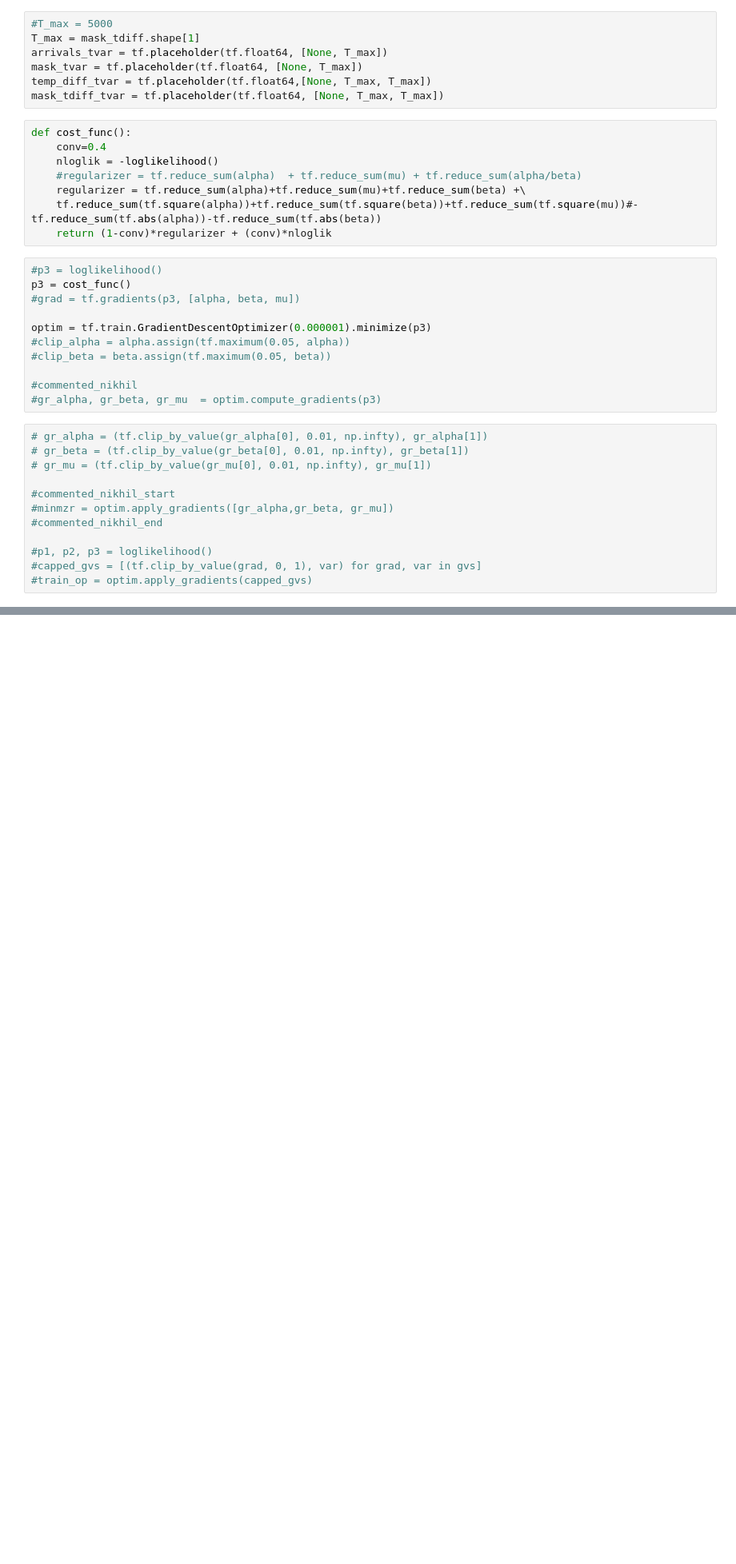
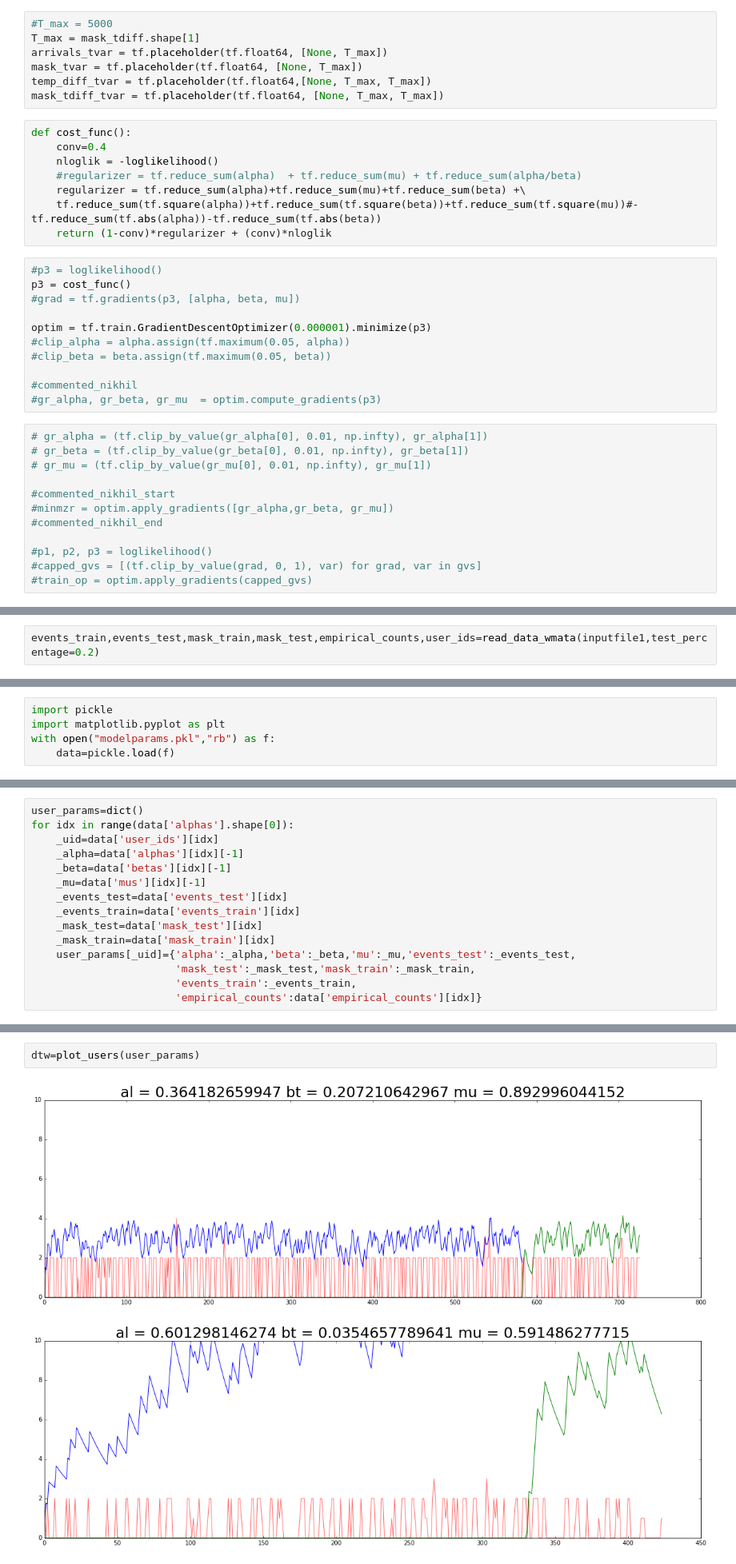
Before and after one commit to raihan2108/PointProcess, a Jupyter notebook: scratch_3.ipynb, the cells around one changed output, grey strips where cells are left out. Shown at 80% size. Cells and saved outputs as stored; diff of their text form; blank space fills up the shorter version.

```diff
--- a/scratch_3.ipynb
+++ b/scratch_3.ipynb
@@ -214,0 +308,2 @@ plt.legend(["alpha","beta"])
+# %%
+events_train,events_test,mask_train,mask_test,empirical_counts,user_ids=read_data_wmata(inputfile1,test_percentage=0.2)
@@ -214,0 +320,5 @@ plt.legend(["alpha","beta"])
+# %%
+import pickle
+import matplotlib.pyplot as plt
+with open("modelparams.pkl","rb") as f:
+    data=pickle.load(f)
@@ -214,0 +329,15 @@ plt.legend(["alpha","beta"])
+# %%
+user_params=dict()
+for idx in range(data['alphas'].shape[0]):
+    _uid=data['user_ids'][idx]
+    _alpha=data['alphas'][idx][-1]
+    _beta=data['betas'][idx][-1]
+    _mu=data['mus'][idx][-1]
+    _events_test=data['events_test'][idx]
+    _events_train=data['events_train'][idx]
+    _mask_test=data['mask_test'][idx]
+    _mask_train=data['mask_train'][idx]
+    user_params[_uid]={'alpha':_alpha,'beta':_beta,'mu':_mu,'events_test':_events_test,
+                       'mask_test':_mask_test,'mask_train':_mask_train,
+                       'events_train':_events_train,
+                       'empirical_counts':data['empirical_counts'][idx]}
@@ -214,0 +430,5 @@ plt.legend(["alpha","beta"])
+# %%
+dtw=plot_users(user_params)
+# %% [output]
+[figure, added]
+[figure, added]
```
Also changed, not shown: parts of 25 cells of this notebook, 21 other files.
